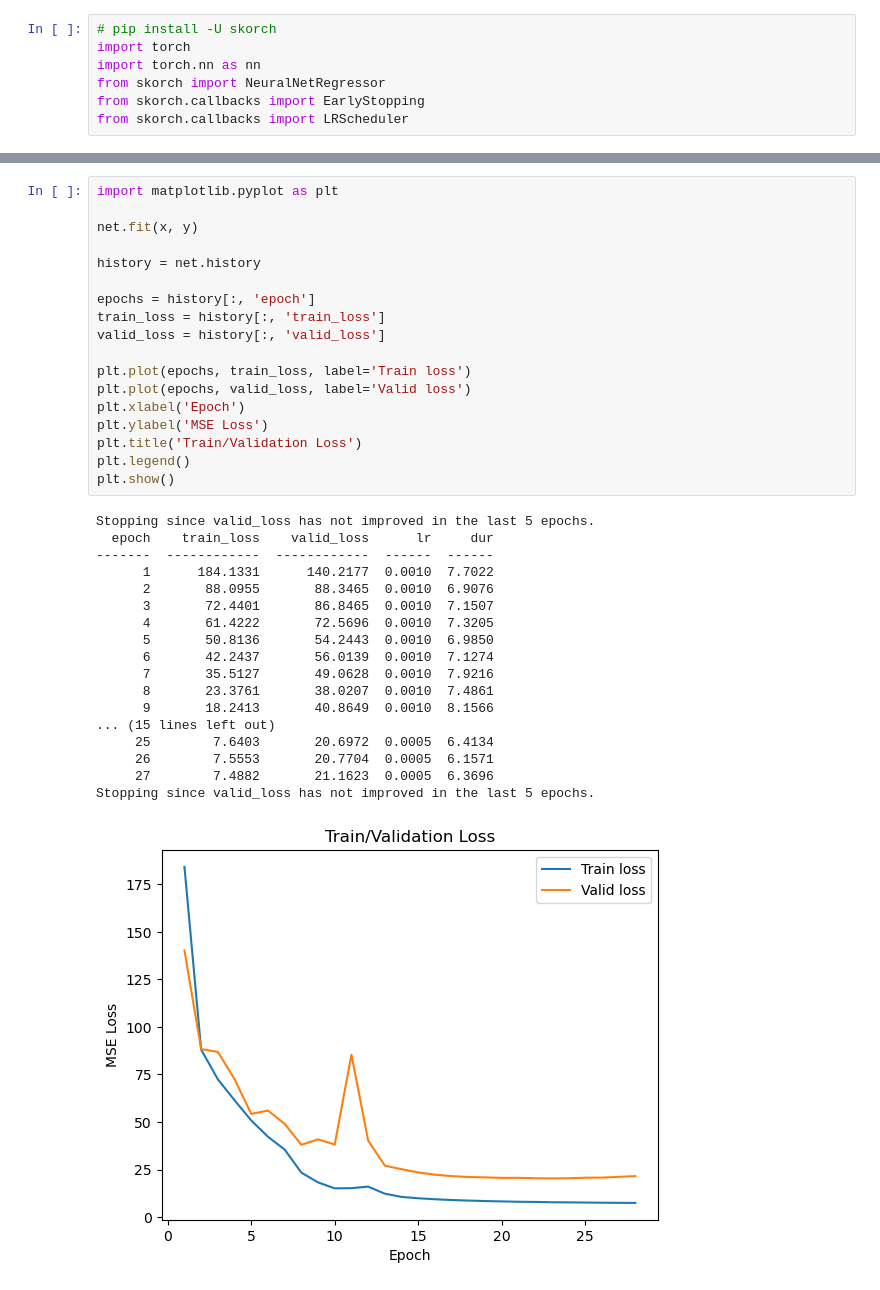
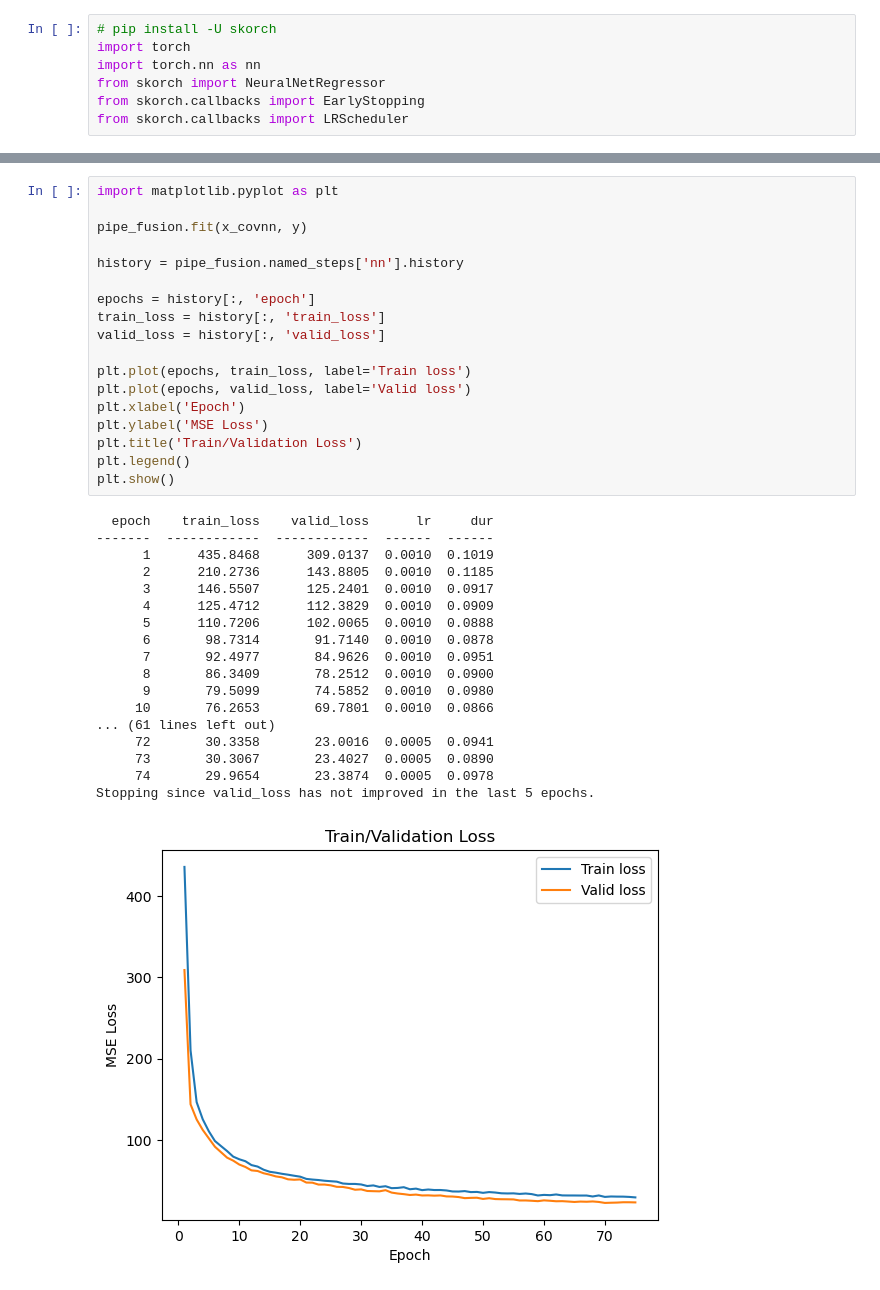
Before and after one commit to ULB-INFO-F-422/pose-estimation-from-emg-signal-team-2, a Jupyter notebook: project.ipynb, the cells around one changed output, grey strips where cells are left out. Saved outputs shown, nothing was run; the diff lists cells and outputs as text.

```diff
--- a/project.ipynb
+++ b/project.ipynb
@@ -414,40 +498,40 @@ RMSE for each folder: [6.38188787 5.26445506 4.7899858  4.51012638 4.42416571]
 # %%
 import matplotlib.pyplot as plt
 
-net.fit(x, y)
+pipe_fusion.fit(x_covnn, y)
 
-history = net.history
+history = pipe_fusion.named_steps['nn'].history
 
 epochs = history[:, 'epoch']
 train_loss = history[:, 'train_loss']
 valid_loss = history[:, 'valid_loss']
 
 plt.plot(epochs, train_loss, label='Train loss')
 plt.plot(epochs, valid_loss, label='Valid loss')
 plt.xlabel('Epoch')
 plt.ylabel('MSE Loss')
 plt.title('Train/Validation Loss')
 plt.legend()
 plt.show()
 # %% [output]
-Stopping since valid_loss has not improved in the last 5 epochs.
   epoch    train_loss    valid_loss      lr     dur
 -------  ------------  ------------  ------  ------
-      1      184.1331      140.2177  0.0010  7.7022
-      2       88.0955       88.3465  0.0010  6.9076
-      3       72.4401       86.8465  0.0010  7.1507
-      4       61.4222       72.5696  0.0010  7.3205
-      5       50.8136       54.2443  0.0010  6.9850
-      6       42.2437       56.0139  0.0010  7.1274
-      7       35.5127       49.0628  0.0010  7.9216
-      8       23.3761       38.0207  0.0010  7.4861
-      9       18.2413       40.8649  0.0010  8.1566
-... (15 lines left out)
-     25        7.6403       20.6972  0.0005  6.4134
-     26        7.5553       20.7704  0.0005  6.1571
-     27        7.4882       21.1623  0.0005  6.3696
+      1      435.8468      309.0137  0.0010  0.1019
+      2      210.2736      143.8805  0.0010  0.1185
+      3      146.5507      125.2401  0.0010  0.0917
+      4      125.4712      112.3829  0.0010  0.0909
+      5      110.7206      102.0065  0.0010  0.0888
+      6       98.7314       91.7140  0.0010  0.0878
+      7       92.4977       84.9626  0.0010  0.0951
+      8       86.3409       78.2512  0.0010  0.0900
+      9       79.5099       74.5852  0.0010  0.0980
+     10       76.2653       69.7801  0.0010  0.0866
+... (61 lines left out)
+     72       30.3358       23.0016  0.0005  0.0941
+     73       30.3067       23.4027  0.0005  0.0890
+     74       29.9654       23.3874  0.0005  0.0978
 Stopping since valid_loss has not improved in the last 5 epochs.
-[figure, old version]
+[figure, new version]
 # %% [markdown]
 | Method                                   | RMSE moyen |
 |------------------------------------------|-----------:|
```
Also changed, not shown: parts of 10 cells of this notebook, 1 other file.
